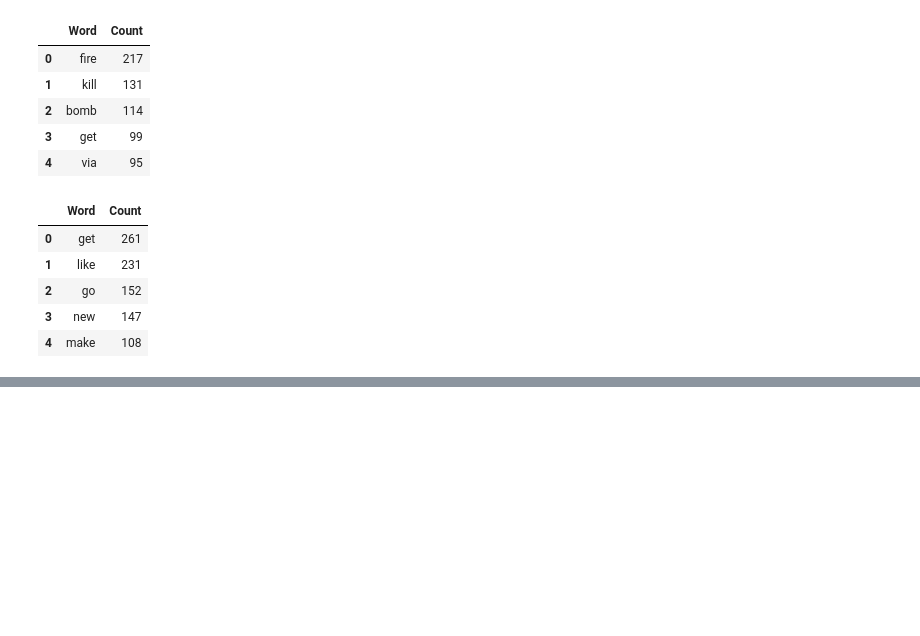
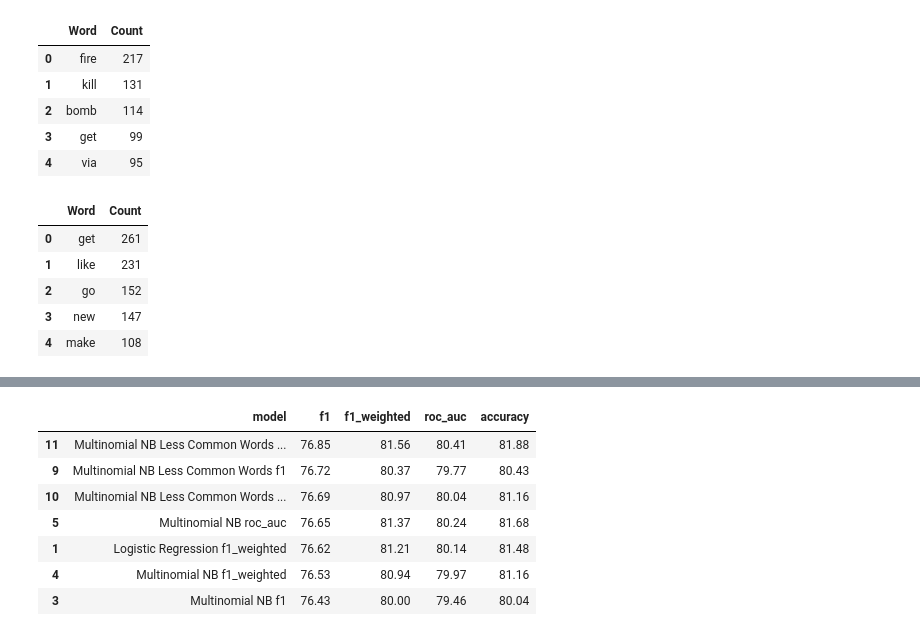
Before and after one commit to JericCantos/DisasterTweetPredictions, a Jupyter notebook: notebooks/DisasterTweetPrediction.ipynb, the cells around one changed output, grey strips where cells are left out. Saved outputs shown, nothing was run; the diff lists cells and outputs as text; code cells hidden in the pictures; blank space fills up the shorter version.

```diff
--- a/notebooks/DisasterTweetPrediction.ipynb
+++ b/notebooks/DisasterTweetPrediction.ipynb
@@ -775,0 +1047,19 @@ non_disaster_df.head()
+# %%
+df_summary = model_summaries(['Multinomial NB Less Common Words f1',
+                   'Multinomial NB Less Common Words f1_weighted',
+                   'Multinomial NB Less Common Words roc_auc',
+                   'Multinomial NB f1',
+                   'Multinomial NB f1_weighted',
+                   'Multinomial NB roc_auc',
+                   'Logistic Regression f1_weighted'])
+
+df_summary
+# %% [output]
+|  | model | f1 | f1_weighted | roc_auc | accuracy |
+| 11 | Multinomial NB Less Common Words ... | 76.85 | 81.56 | 80.41 | 81.88 |
+| 9 | Multinomial NB Less Common Words f1 | 76.72 | 80.37 | 79.77 | 80.43 |
+| 10 | Multinomial NB Less Common Words ... | 76.69 | 80.97 | 80.04 | 81.16 |
+| 5 | Multinomial NB roc_auc | 76.65 | 81.37 | 80.24 | 81.68 |
+| 1 | Logistic Regression f1_weighted | 76.62 | 81.21 | 80.14 | 81.48 |
+| 4 | Multinomial NB f1_weighted | 76.53 | 80.94 | 79.97 | 81.16 |
+| 3 | Multinomial NB f1 | 76.43 | 80.00 | 79.46 | 80.04 |
```
Also changed, not shown: parts of 38 cells of this notebook.
